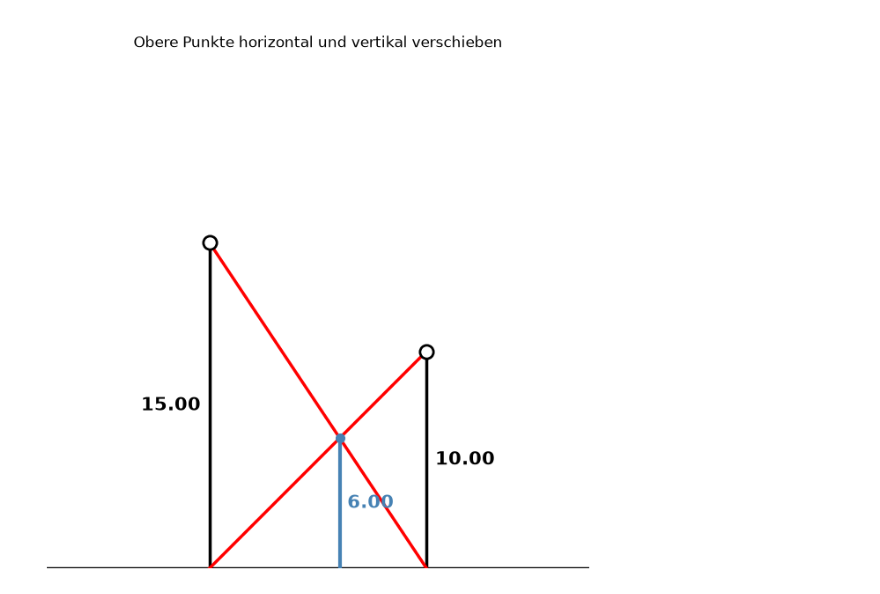
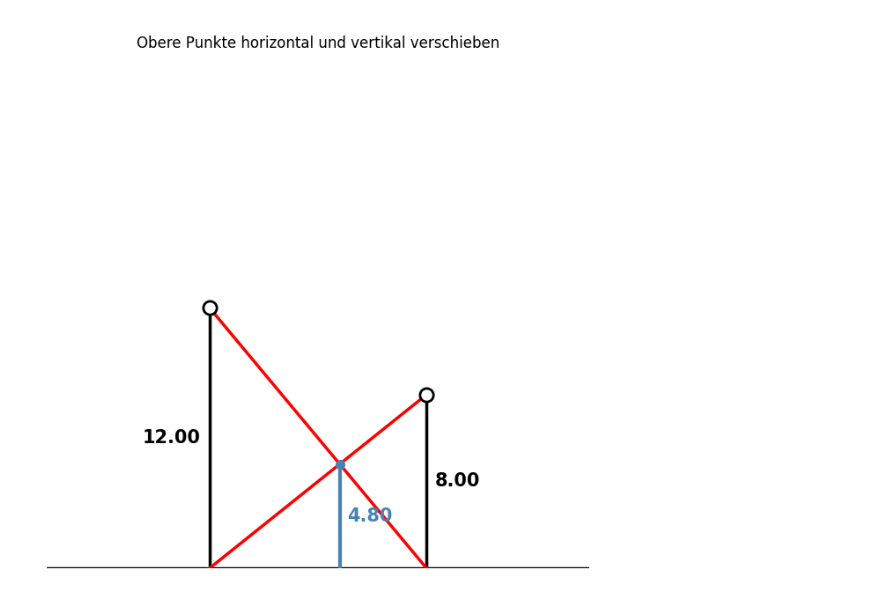
Before and after one commit to barty-the-smarty/hoehe_zwischen_zwei_masten, a Jupyter notebook: hoehe_zwischen_zwei_masten.ipynb, the cells around one changed output. Cells and saved outputs as stored; diff of their text form; code cells hidden in the pictures.

```diff
--- a/hoehe_zwischen_zwei_masten.ipynb
+++ b/hoehe_zwischen_zwei_masten.ipynb
@@ -1,4 +1,13 @@
 # %%
+!pip install -q ipympl
+
+from google.colab import output
+output.enable_custom_widget_manager()
+
+%matplotlib widget
+
+import matplotlib.pyplot as plt
+
 # %%
 # ============================================================
 # Interaktive geometrische Figur
@@ -6,8 +15,6 @@
 # Jupyter-Einstellungen
 # ============================================================
 
-%matplotlib widget
-import matplotlib.pyplot as plt
 
 # %%
 # ============================================================
@@ -21,10 +28,10 @@ VIEW_HEIGHT = 25.0
 # Anfangspositionen der beiden oberen Punkte
 # Die Figur steht damit zunächst mittig im Anzeigebereich.
 left_x = 7.5
-left_height = 15.0
+left_height = 12.0
 
 right_x = 17.5
-right_height = 10.0
+right_height = 8.0
 
 # Mindesthöhe der Punkte
 MIN_HEIGHT = 0.5
@@ -514,31 +521,31 @@ def mouse_release(event):
 
 
 # %%
 # ============================================================
 # Maus-Ereignisse registrieren
 # ============================================================
 
 fig.canvas.mpl_connect(
     "button_press_event",
     mouse_press
 )
 
 fig.canvas.mpl_connect(
     "motion_notify_event",
     mouse_move
 )
 
 fig.canvas.mpl_connect(
     "button_release_event",
     mouse_release
 )
 
 
 # %%
 # ============================================================
 # Darstellung starten
 # ============================================================
 
 plt.show()
 # %% [output]
-[figure, old version]
+[figure, new version]
```
